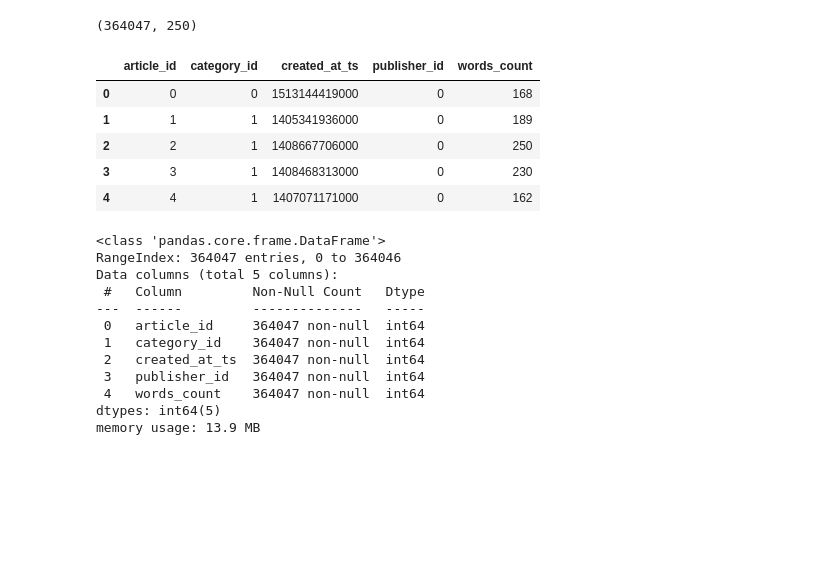
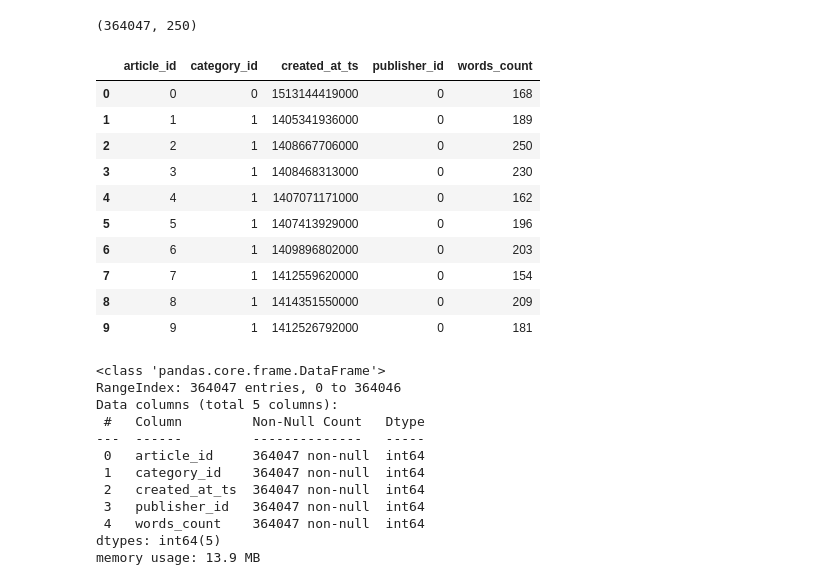
Before and after one commit to amadousysada/content-recommendation, a Jupyter notebook: analyse-exploratoire.ipynb, the cells around one changed output. Saved outputs shown, nothing was run; the diff lists cells and outputs as text; code cells hidden in the pictures; blank space fills up the shorter version.

```diff
--- a/analyse-exploratoire.ipynb
+++ b/analyse-exploratoire.ipynb
@@ -38,14 +43,19 @@ embeddings.shape
 # %%
 articles_metadata = pd.read_csv(ARTICLE_METADATA_FILE)
 # %%
-articles_metadata.head()
+articles_metadata.head(10)
 # %% [output]
 |  | article_id | category_id | created_at_ts | publisher_id | words_count |
 | 0 | 0 | 0 | 1513144419000 | 0 | 168 |
 | 1 | 1 | 1 | 1405341936000 | 0 | 189 |
 | 2 | 2 | 1 | 1408667706000 | 0 | 250 |
 | 3 | 3 | 1 | 1408468313000 | 0 | 230 |
 | 4 | 4 | 1 | 1407071171000 | 0 | 162 |
+| 5 | 5 | 1 | 1407413929000 | 0 | 196 |
+| 6 | 6 | 1 | 1409896802000 | 0 | 203 |
+| 7 | 7 | 1 | 1412559620000 | 0 | 154 |
+| 8 | 8 | 1 | 1414351550000 | 0 | 209 |
+| 9 | 9 | 1 | 1412526792000 | 0 | 181 |
 # %%
 articles_metadata.info()
 # %% [output]
```
Also changed, not shown: parts of 12 cells of this notebook.
